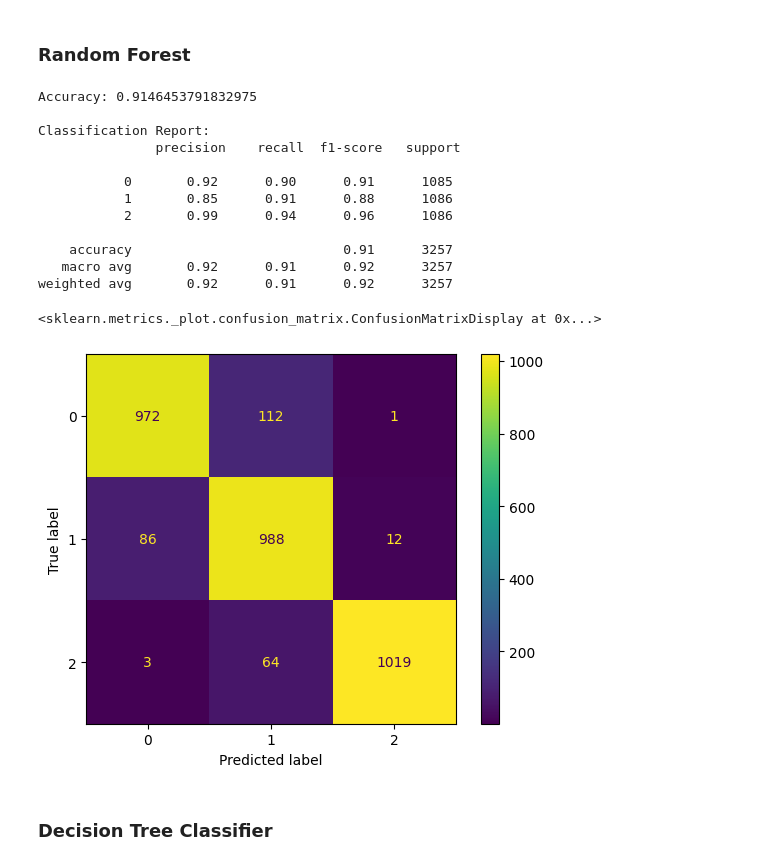
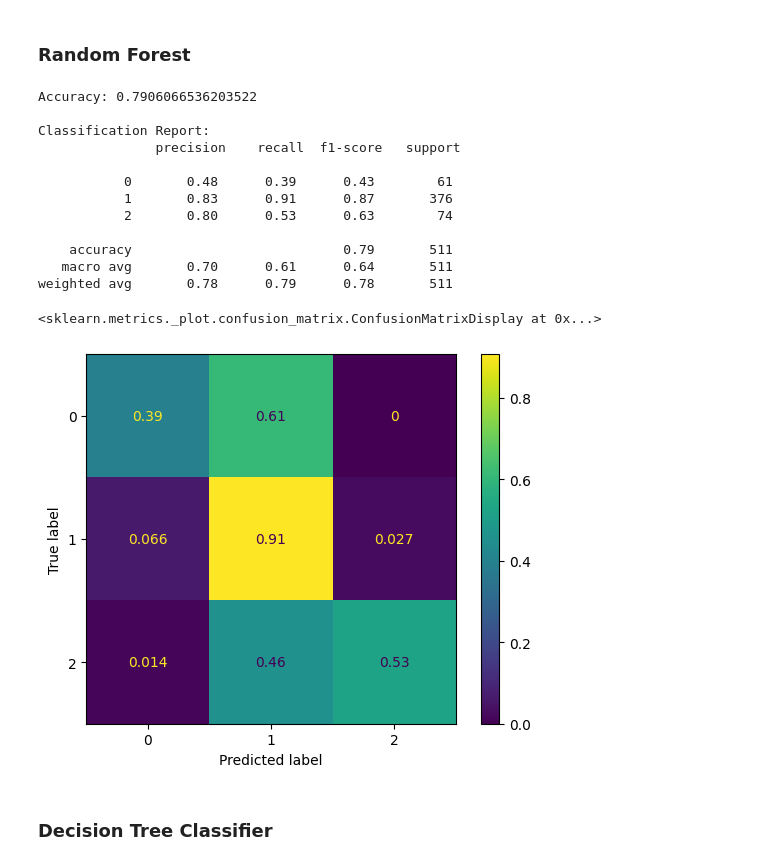
Before and after one commit to diegodorado1729/Coding, a Jupyter notebook: Arbolado-IA/arbolado-ia.ipynb, the cells around one changed output. Drawn from its saved outputs; the diff is of its cells as text; code cells hidden in the pictures.

```diff
--- a/Arbolado-IA/arbolado-ia.ipynb
+++ b/Arbolado-IA/arbolado-ia.ipynb
@@ -1304,0 +1300,15 @@ else:
+# %%
+X = df.drop(columns=[label_col])
+y = df[label_col]
+X_train, X_test, y_train, y_test = train_test_split(
+    X, y, test_size=0.2, random_state=42, stratify=y
+)
+
+df_train = X_train.copy()
+df_train[label_col] = y_train.values
+
+num_cols = df_train.select_dtypes(include=[np.number]).columns.drop(label_col).tolist()
+cat_cols = df_train.select_dtypes(include=['object', 'category']).columns.tolist()
+
+print("Train sizes por clase (antes):")
+print(df_train[label_col].value_counts())
@@ -1304,0 +1322,18 @@ else:
+# %%
+if len(cat_cols) == 0:
+    df_min = df_train[df_train[label_col] == minority_label].reset_index(drop=True)
+    X_min = df_min.drop(columns=[label_col])[num_cols].values.astype(np.float32)
+
+    # decidir cuántas generar con respecto al train (no al dataset completo)
+    n_major_train = df_train[label_col].value_counts().max()
+    n_to_generate = max(0, n_major_train - len(df_min))
+    print(f"Minority examples in TRAIN: {len(df_min)}. Target to generate: {n_to_generate}")
+
+    # escalado [-1,1] (coincide con tanh del generator)
+    scaler = MinMaxScaler(feature_range=(-1, 1))
+    if len(X_min) > 0:
+        X_min_scaled = scaler.fit_transform(X_min).astype(np.float32)
+    else:
+        X_min_scaled = np.empty((0, len(num_cols)), dtype=np.float32)
+
+    n_features = len(num_cols)
@@ -1324,3 +1457,6 @@ X_train, X_test, y_train, y_test = train_test_split(
+# %%
+X_train_res = df_train_balanced_all.drop(columns=[label_col])
+y_train_res = df_train_balanced_all[label_col].astype(int)
 # %% [markdown]
 ### XGBoost
 # %%
@@ -1334,7 +1470,7 @@ xgb_clf = XGBClassifier(
     n_jobs=-1
 )
 
-xgb_clf.fit(X_train, y_train)
+xgb_clf.fit(X_train_res, y_train_res)
 y_pred = xgb_clf.predict(X_test)
 
 # Métricas de clasificación
@@ -1344,6 +1480,6 @@ print("Accuracy:", accuracy)
 print("\nClassification Report:\n", classification_report(y_test, y_pred))
 
 # Matriz de confusión
-disp_pre = ConfusionMatrixDisplay(confusion_matrix=confusion_matrix(y_test, y_pred), display_labels=[0,1,2])
+disp_pre = ConfusionMatrixDisplay(confusion_matrix=confusion_matrix(y_test, y_pred, normalize='true'), display_labels=[0,1,2])
 disp_pre.plot()
 # %% [output]
@@ -1366,36 +1502,36 @@ weighted avg       0.92      0.91      0.92      3257
 # %%
 rf_clf = RandomForestClassifier(
     n_estimators=300,
     max_depth=None,
     random_state=42,
     n_jobs=-1
 )
 
-rf_clf.fit(X_train, y_train)
+rf_clf.fit(X_train_res, y_train_res)
 y_pred = rf_clf.predict(X_test)
 
 # Métricas de clasificación
 accuracy = accuracy_score(y_test, y_pred)
 print("Accuracy:", accuracy)
 print("\nClassification Report:\n", classification_report(y_test, y_pred))
 # Matriz de confusión
-disp_pre = ConfusionMatrixDisplay(confusion_matrix=confusion_matrix(y_test, y_pred), display_labels=[0,1,2])
+disp_pre = ConfusionMatrixDisplay(confusion_matrix=confusion_matrix(y_test, y_pred, normalize='true'), display_labels=[0,1,2])
 disp_pre.plot()
 # %% [output]
-Accuracy: 0.9146453791832975
+Accuracy: 0.7906066536203522
 
 Classification Report:
                precision    recall  f1-score   support
 
-           0       0.92      0.90      0.91      1085
-           1       0.85      0.91      0.88      1086
-           2       0.99      0.94      0.96      1086
+           0       0.48      0.39      0.43        61
+           1       0.83      0.91      0.87       376
+           2       0.80      0.53      0.63        74
 
-    accuracy                           0.91      3257
-   macro avg       0.92      0.91      0.92      3257
-weighted avg       0.92      0.91      0.92      3257
+    accuracy                           0.79       511
+   macro avg       0.70      0.61      0.64       511
+weighted avg       0.78      0.79      0.78       511
 <sklearn.metrics._plot.confusion_matrix.ConfusionMatrixDisplay at 0x...>
-[figure, old version]
+[figure, new version]
 # %% [markdown]
 ### Decision Tree Classifier
 # %%
```
Also changed, not shown: parts of 49 cells of this notebook.
